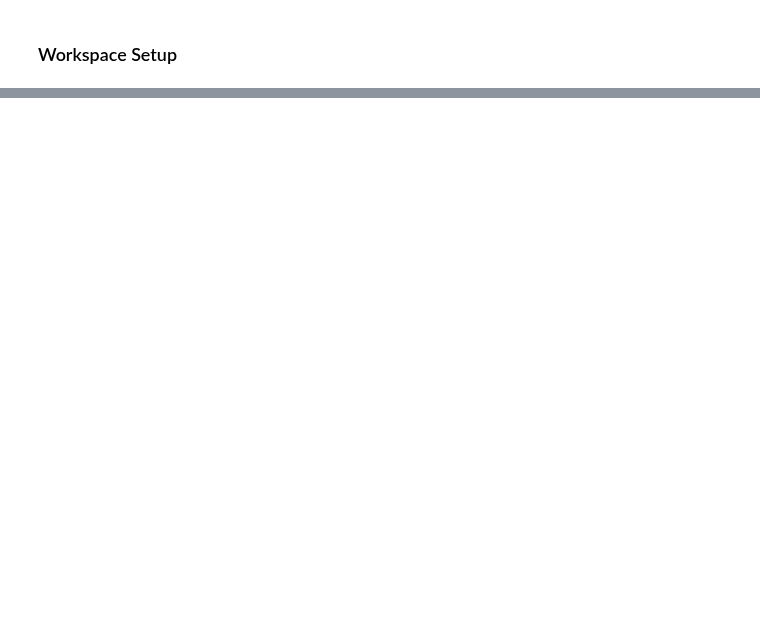
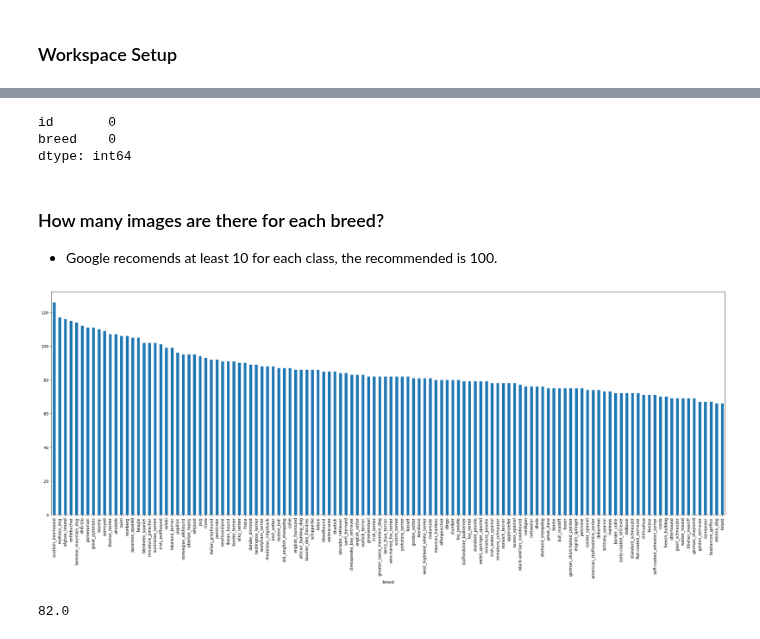
Before and after one commit to Mateus-Henr/Machine-Learning-And-Data-Science-Course, a Jupyter notebook: Section 14 - Neural Networks - Deep Learning, Transfer Learning and TensorFlow 2/End_To_End_Dog_Vision.ipynb, the cells around one changed output, grey strips where cells are left out. Cells and saved outputs as stored; diff of their text form; code cells hidden in the pictures; blank space fills up the shorter version.

```diff
--- a/Section 14 - Neural Networks - Deep Learning, Transfer Learning and TensorFlow 2/End_To_End_Dog_Vision.ipynb
+++ b/Section 14 - Neural Networks - Deep Learning, Transfer Learning and TensorFlow 2/End_To_End_Dog_Vision.ipynb
@@ -36,0 +46,5 @@ TF version: 2.15.0
+# %%
+import pandas as pd
+
+labels_csv = pd.read_csv("drive/MyDrive/ML/DogBreed/labels.csv")
+labels_csv.head()
@@ -36,0 +78,18 @@ TF version: 2.15.0
+# %%
+labels_csv.isna().sum()
+# %% [output]
+id       0
+breed    0
+dtype: int64
+# %% [markdown]
+### How many images are there for each breed?
+
+* Google recomends at least 10 for each class, the recommended is 100.
+# %%
+labels_csv["breed"].value_counts().plot.bar(figsize=(30, 10));
+# %% [output]
+[figure, added]
+# %%
+labels_csv["breed"].value_counts().median()
+# %% [output]
+82.0
```
Also changed, not shown: parts of 24 cells of this notebook.
